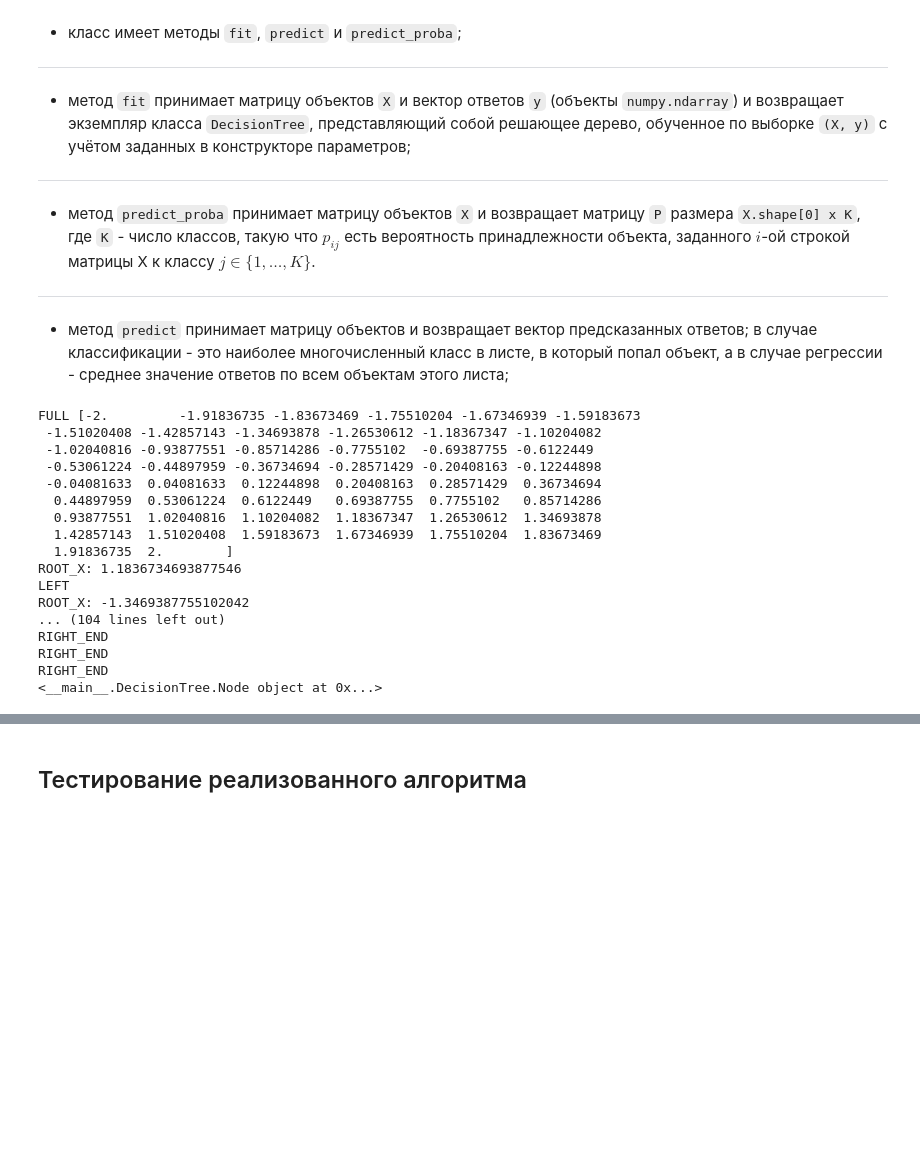
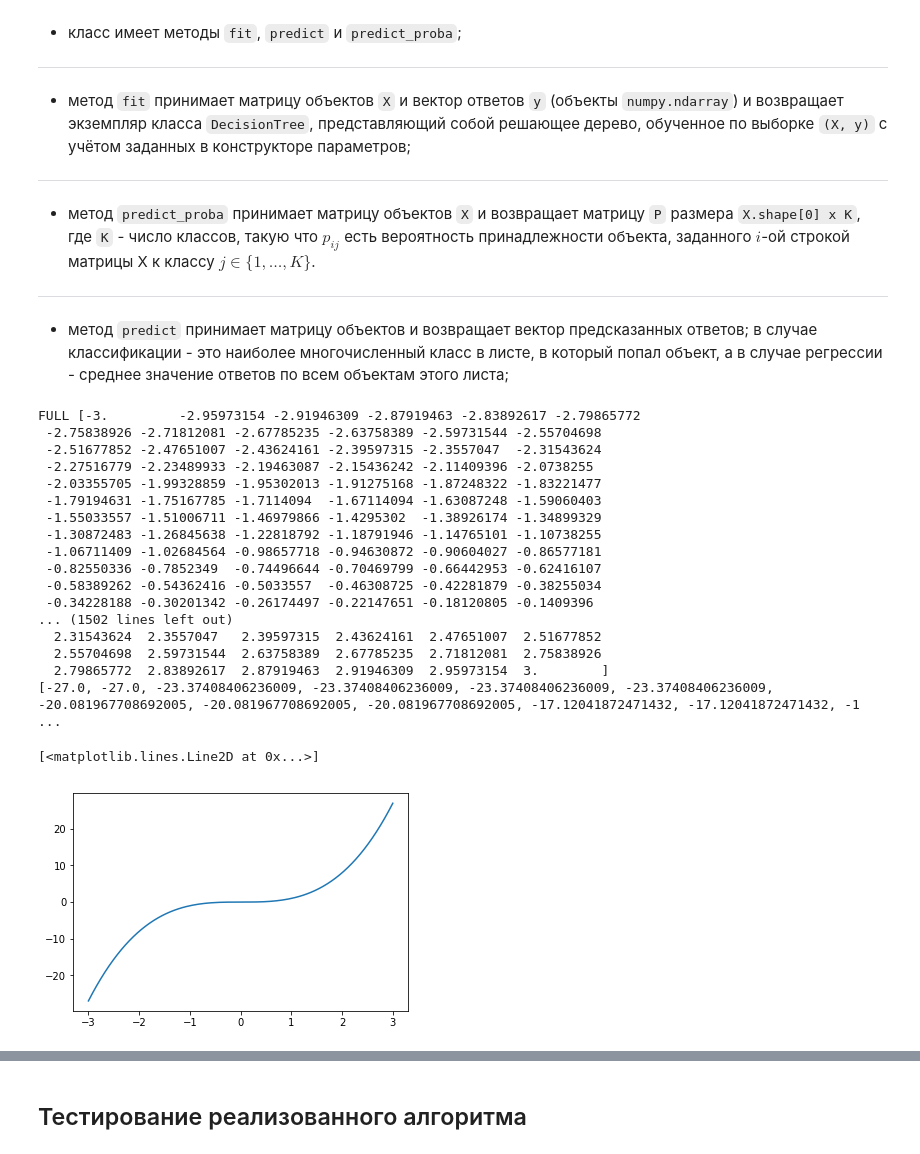
Before and after one commit to yura-kit/ml-ods-open, a Jupyter notebook: jupyter_russian/homeworks/hw3_session3_optional_implement_dt.ipynb, the cells around one changed output, grey strips where cells are left out. Cells and saved outputs as stored; diff of their text form; code cells hidden in the pictures; blank space fills up the shorter version.

Commit message:
tree

```diff
--- a/jupyter_russian/homeworks/hw3_session3_optional_implement_dt.ipynb
+++ b/jupyter_russian/homeworks/hw3_session3_optional_implement_dt.ipynb
@@ -84,7 +84,7 @@ def mad_median(y):
 # %%
 #test
 
-X = np.linspace(-2, 2, 50)
+X = np.linspace(-3, 3, 150)
 y = X ** 3
 # %%
 class DecisionTree(BaseEstimator):
@@ -200,23 +237,31 @@ class DecisionTree(BaseEstimator):
         return FX(y) - (capacity_y_l/capacity_X)*FX(y_l) - (capacity_y_r/capacity_X)*FX(y_r)
 # %%
 print('FULL',X)
-tree = DecisionTree(criterion='variance')
+tree = DecisionTree(criterion='variance', max_depth=300)
 tree.fit(X, y)
+y_ = tree.predict(X)
+print(X)
+print(y_)
 # %% [output]
-FULL [-2.         -1.91836735 -1.83673469 -1.75510204 -1.67346939 -1.59183673
- -1.51020408 -1.42857143 -1.34693878 -1.26530612 -1.18367347 -1.10204082
- -1.02040816 -0.93877551 -0.85714286 -0.7755102  -0.69387755 -0.6122449
- -0.53061224 -0.44897959 -0.36734694 -0.28571429 -0.20408163 -0.12244898
- -0.04081633  0.04081633  0.12244898  0.20408163  0.28571429  0.36734694
-  0.44897959  0.53061224  0.6122449   0.69387755  0.7755102   0.85714286
-  0.93877551  1.02040816  1.10204082  1.18367347  1.26530612  1.34693878
-  1.42857143  1.51020408  1.59183673  1.67346939  1.75510204  1.83673469
-  1.91836735  2.        ]
-ROOT_X: 1.1836734693877546
-LEFT
-ROOT_X: -1.3469387755102042
-... (104 lines left out)
-RIGHT_END
-RIGHT_END
-RIGHT_END
-<__main__.DecisionTree.Node object at 0x...>
+FULL [-3.         -2.95973154 -2.91946309 -2.87919463 -2.83892617 -2.79865772
+ -2.75838926 -2.71812081 -2.67785235 -2.63758389 -2.59731544 -2.55704698
+ -2.51677852 -2.47651007 -2.43624161 -2.39597315 -2.3557047  -2.31543624
+ -2.27516779 -2.23489933 -2.19463087 -2.15436242 -2.11409396 -2.0738255
+ -2.03355705 -1.99328859 -1.95302013 -1.91275168 -1.87248322 -1.83221477
+ -1.79194631 -1.75167785 -1.7114094  -1.67114094 -1.63087248 -1.59060403
+ -1.55033557 -1.51006711 -1.46979866 -1.4295302  -1.38926174 -1.34899329
+ -1.30872483 -1.26845638 -1.22818792 -1.18791946 -1.14765101 -1.10738255
+ -1.06711409 -1.02684564 -0.98657718 -0.94630872 -0.90604027 -0.86577181
+ -0.82550336 -0.7852349  -0.74496644 -0.70469799 -0.66442953 -0.62416107
+ -0.58389262 -0.54362416 -0.5033557  -0.46308725 -0.42281879 -0.38255034
+ -0.34228188 -0.30201342 -0.26174497 -0.22147651 -0.18120805 -0.1409396
+... (1502 lines left out)
+  2.31543624  2.3557047   2.39597315  2.43624161  2.47651007  2.51677852
+  2.55704698  2.59731544  2.63758389  2.67785235  2.71812081  2.75838926
+  2.79865772  2.83892617  2.87919463  2.91946309  2.95973154  3.        ]
+[-27.0, -27.0, -23.37408406236009, -23.37408406236009, -23.37408406236009, -23.37408406236009, -20.081967708692005, -20.081967708692005, -20.081967708692005, -17.12041872471432, -17.12041872471432, -1 ...
+# %%
+plt.plot(X, y)
+# %% [output]
+[<matplotlib.lines.Line2D at 0x...>]
+[figure, added]
```
Also changed, not shown: parts of 2 cells of this notebook.
